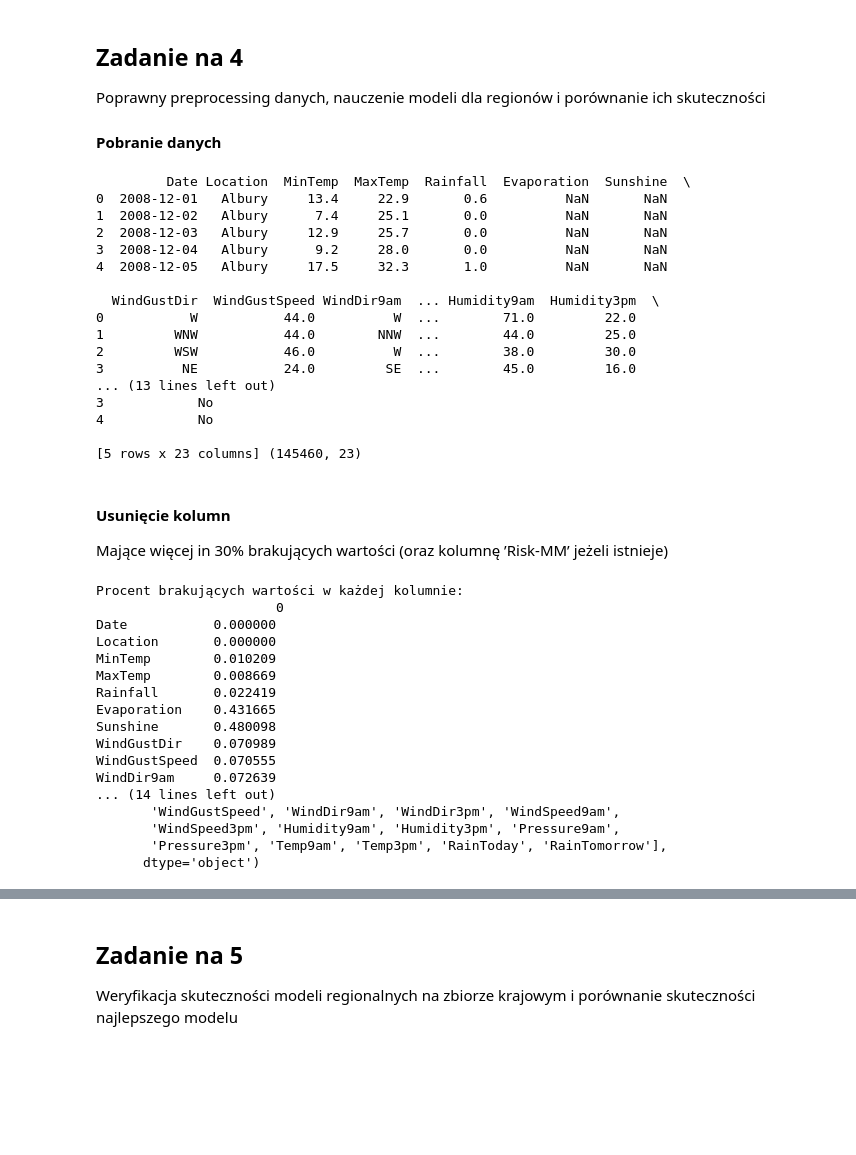
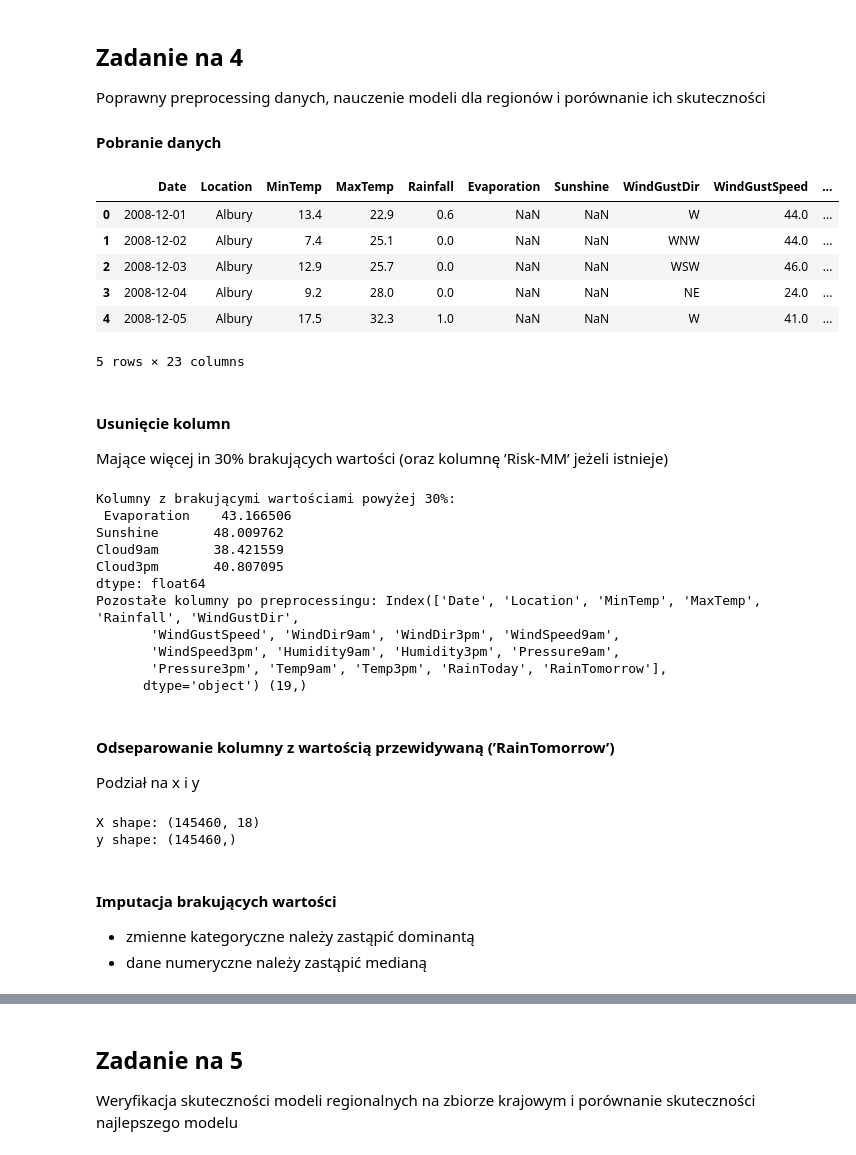
Before and after one commit to Lecrut/ai-ml_studies, a Jupyter notebook: pum/3_259199_Filip_Lecrut.ipynb, the cells around one changed output, grey strips where cells are left out. Cells and saved outputs as stored; diff of their text form; code cells hidden in the pictures; blank space fills up the shorter version.

```diff
--- a/pum/3_259199_Filip_Lecrut.ipynb
+++ b/pum/3_259199_Filip_Lecrut.ipynb
@@ -237,32 +259,22 @@ Poprawny preprocessing danych, nauczenie modeli dla regionów i porównanie ich
 # %%
 file_path = f'./datasets/rainAUS.csv'
 data = pd.read_csv(file_path)
 
-print(data.head(), data.shape)
+data.head()
 # %% [output]
+|  | Date | Location | MinTemp | MaxTemp | Rainfall | Evaporation | Sunshine | WindGustDir | WindGustSpeed | ... |
+| 0 | 2008-12-01 | Albury | 13.4 | 22.9 | 0.6 | NaN | NaN | W | 44.0 | ... |
+| 1 | 2008-12-02 | Albury | 7.4 | 25.1 | 0.0 | NaN | NaN | WNW | 44.0 | ... |
+| 2 | 2008-12-03 | Albury | 12.9 | 25.7 | 0.0 | NaN | NaN | WSW | 46.0 | ... |
+| 3 | 2008-12-04 | Albury | 9.2 | 28.0 | 0.0 | NaN | NaN | NE | 24.0 | ... |
+| 4 | 2008-12-05 | Albury | 17.5 | 32.3 | 1.0 | NaN | NaN | W | 41.0 | ... |
-         Date Location  MinTemp  MaxTemp  Rainfall  Evaporation  Sunshine  \
-0  2008-12-01   Albury     13.4     22.9       0.6          NaN       NaN
-1  2008-12-02   Albury      7.4     25.1       0.0          NaN       NaN
-2  2008-12-03   Albury     12.9     25.7       0.0          NaN       NaN
-3  2008-12-04   Albury      9.2     28.0       0.0          NaN       NaN
-4  2008-12-05   Albury     17.5     32.3       1.0          NaN       NaN
-
-  WindGustDir  WindGustSpeed WindDir9am  ... Humidity9am  Humidity3pm  \
-0           W           44.0          W  ...        71.0         22.0
-1         WNW           44.0        NNW  ...        44.0         25.0
-2         WSW           46.0          W  ...        38.0         30.0
-3          NE           24.0         SE  ...        45.0         16.0
-... (13 lines left out)
-3            No
-4            No
-
-[5 rows x 23 columns] (145460, 23)
+5 rows × 23 columns
 # %% [markdown]
 #### Usunięcie kolumn
 Mające więcej in 30% brakujących wartości (oraz kolumnę ’Risk-MM’ jeżeli istnieje)
 # %%
 missing_percentage = data.isnull().mean()
-print("Procent brakujących wartości w każdej kolumnie:\n", pd.DataFrame(missing_percentage))
+print("Kolumny z brakującymi wartościami powyżej 30%:\n", missing_percentage[missing_percentage > 0.3] * 100)
 
 columns_to_drop = missing_percentage[missing_percentage > 0.3].index
 data = data.drop(columns=columns_to_drop)
@@ -270,22 +282,34 @@ data = data.drop(columns=columns_to_drop)
 if 'Risk-MM' in data.columns:
     data = data.drop(columns=['Risk-MM'])
 
-print("Pozostałe kolumny po preprocessingu:", data.columns)
+print("Pozostałe kolumny po preprocessingu:", data.columns, data.columns.shape)
 # %% [output]
-Procent brakujących wartości w każdej kolumnie:
-                       0
-Date           0.000000
-Location       0.000000
-MinTemp        0.010209
-MaxTemp        0.008669
-Rainfall       0.022419
-Evaporation    0.431665
-Sunshine       0.480098
-WindGustDir    0.070989
-WindGustSpeed  0.070555
-WindDir9am     0.072639
-... (14 lines left out)
+Kolumny z brakującymi wartościami powyżej 30%:
+ Evaporation    43.166506
+Sunshine       48.009762
+Cloud9am       38.421559
+Cloud3pm       40.807095
+dtype: float64
+Pozostałe kolumny po preprocessingu: Index(['Date', 'Location', 'MinTemp', 'MaxTemp', 'Rainfall', 'WindGustDir',
        'WindGustSpeed', 'WindDir9am', 'WindDir3pm', 'WindSpeed9am',
        'WindSpeed3pm', 'Humidity9am', 'Humidity3pm', 'Pressure9am',
        'Pressure3pm', 'Temp9am', 'Temp3pm', 'RainToday', 'RainTomorrow'],
-      dtype='object')
+      dtype='object') (19,)
+# %% [markdown]
+#### Odseparowanie kolumny z wartością przewidywaną (’RainTomorrow’)
+
+Podział na x i y
+# %%
+X = data.drop(columns=['RainTomorrow'])
+y = data['RainTomorrow']
+
+print("X shape:", X.shape)
+print("y shape:", y.shape)
+# %% [output]
+X shape: (145460, 18)
+y shape: (145460,)
+# %% [markdown]
+#### Imputacja brakujących wartości
+
+- zmienne kategoryczne należy zastąpić dominantą
+- dane numeryczne należy zastąpić medianą
```
Also changed, not shown: parts of 10 cells of this notebook.
